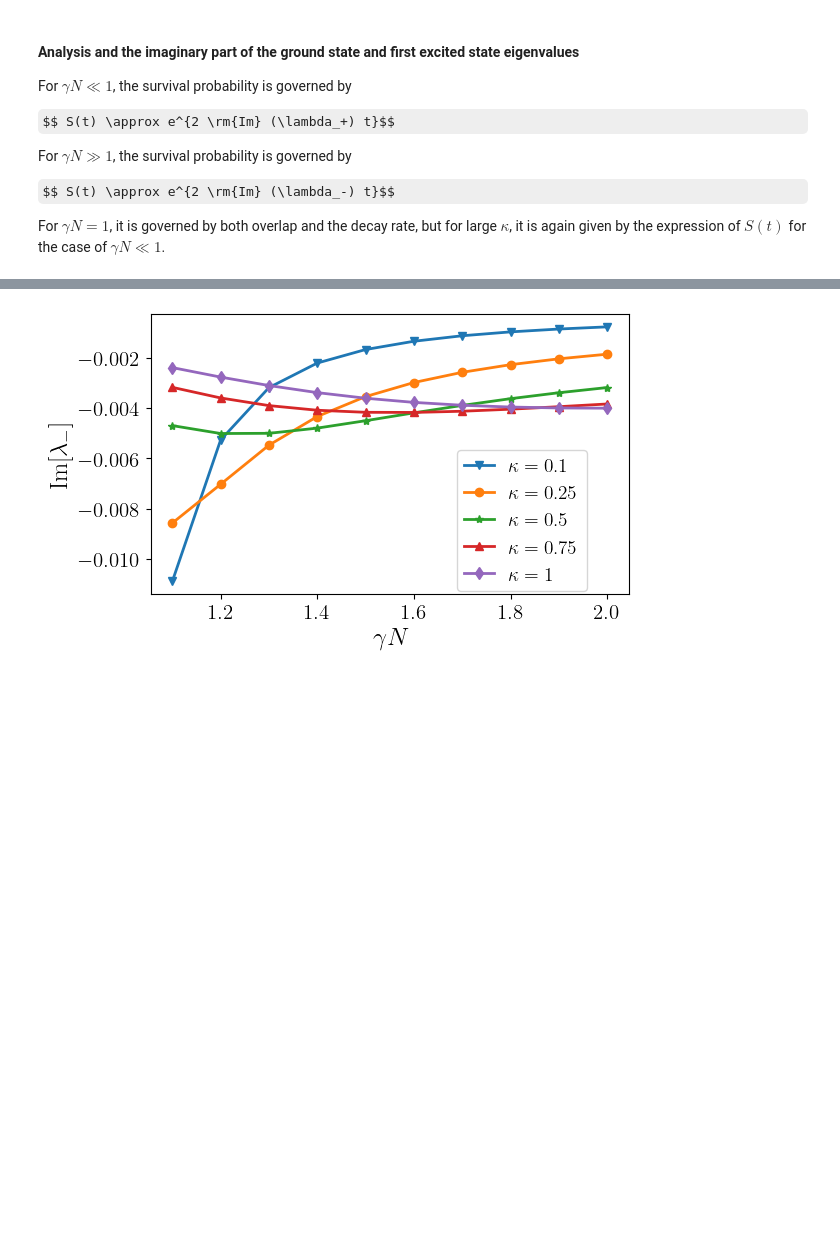
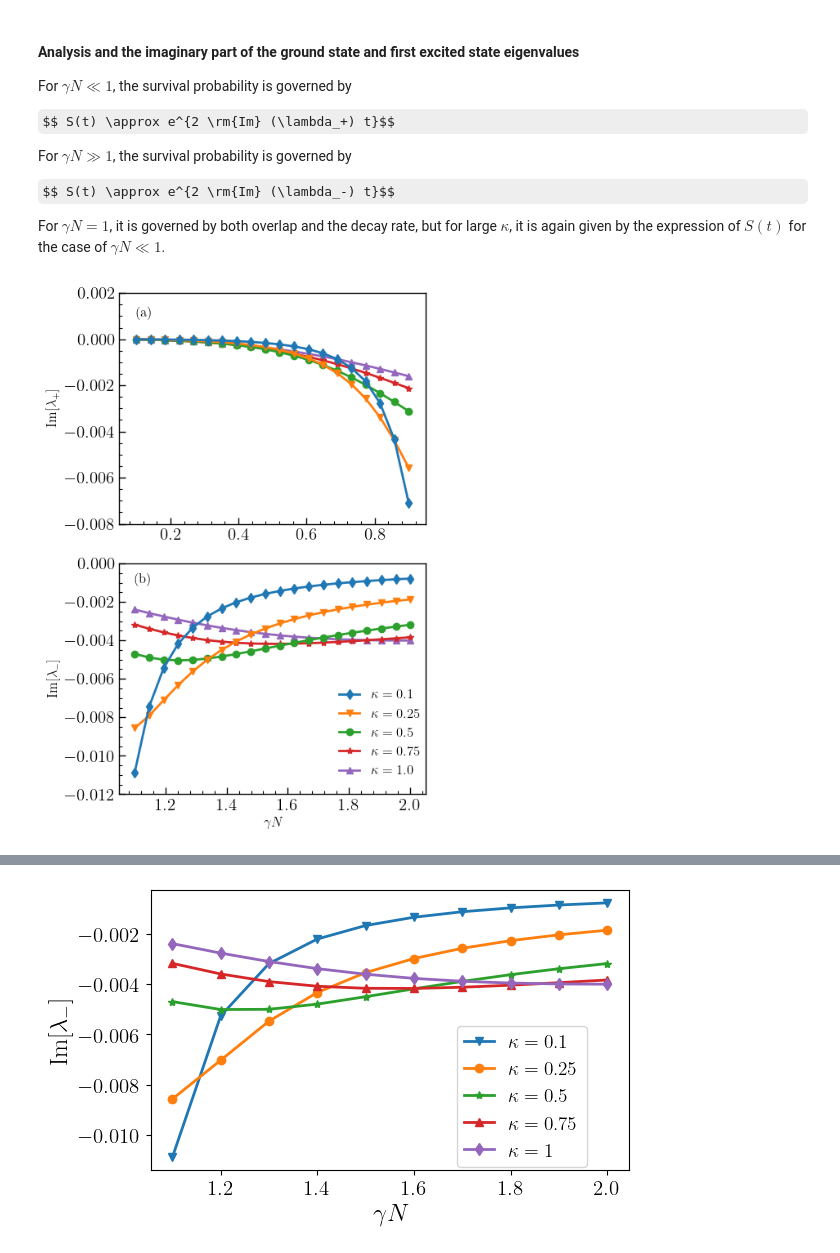
Before and after one commit to sayanr5834/non-Hermitian_QS, a Jupyter notebook: NH_quantum_walker.ipynb, the cells around one changed output, grey strips where cells are left out. Drawn from its saved outputs; the diff is of its cells as text; code cells hidden in the pictures; some formulas as TeX source; blank space fills up the shorter version.

```diff
--- a/NH_quantum_walker.ipynb
+++ b/NH_quantum_walker.ipynb
@@ -185,3 +224,37 @@ for j in range(len(kappa)):
 
         #theoretical computations of the eigenvalues
         #lambda_plus[j,i],_ = sf.lambda_pm(N,gamma[i],kappa[j])
+# %%
+fig, axes = plt.subplots(2, 1, figsize=(5, 7))
+ax1 = axes[0]
+ax1.plot(gamma1*N, np.imag(lambda_plus[0]),'-d', label = f'$\\kappa = {kappa[0]}$',zorder = 10)
+ax1.plot(gamma1*N, np.imag(lambda_plus[1]),'-v', label = f'$\\kappa = {kappa[1]}$',zorder = 8)
+ax1.plot(gamma1*N, np.imag(lambda_plus[2]),'-o', label = f'$\\kappa = {kappa[2]}$',zorder = 7)
+ax1.plot(gamma1*N, np.imag(lambda_plus[3]),'-*', label = f'$\\kappa = {kappa[3]}$',zorder = 3)
+ax1.plot(gamma1*N, np.imag(lambda_plus[4]),'-^', label = f'$\\kappa = {kappa[4]}$',zorder = 1)
+ax1.set_ylabel(r'Im$[\lambda_+]$')
+
+ax1.text(0.1, 0.001, r'(a)', fontsize = 12)
+
+plot_settings(ax1, [[0.05, 0.95], [-0.008, 0.002]], [0.2, 0.04, 0.002, 0.0005], True)
+
+ax2 = axes[1]
+ax2.plot(gamma2*N, np.imag(lambda_minus[0]),'-d', label = f'$\\kappa = {kappa[0]}$',zorder = 10)
+ax2.plot(gamma2*N, np.imag(lambda_minus[1]),'-v', label = f'$\\kappa = {kappa[1]}$',zorder = 8)
+ax2.plot(gamma2*N, np.imag(lambda_minus[2]),'-o', label = f'$\\kappa = {kappa[2]}$',zorder = 7)
+ax2.plot(gamma2*N, np.imag(lambda_minus[3]),'-*', label = f'$\\kappa = {kappa[3]}$',zorder = 3)
+ax2.plot(gamma2*N, np.imag(lambda_minus[4]),'-^', label = f'$\\kappa = {kappa[4]}$',zorder = 1)
+
+ax2.set_ylabel(r'Im$[\lambda_-]$')
+ax2.set_xlabel(r"$\gamma N$")
+ax2.text(1.1, -0.001, r'(b)', fontsize = 12)
+
+plot_settings(ax2,[[1.05,2.05],[-0.012,0]],[0.2,0.04,0.002,0.0005],True)
+
+plt.legend(fontsize = 12, loc = (0.7,0.05))
+plt.tight_layout()
+
+plt.savefig(r'../Figures/Final/imaginary_eigval.pdf',dpi = 800, bbox_inches = 'tight', transparent = True )
+plt.show()
+# %% [output]
+[figure, added]
```
Also changed, not shown: parts of 9 cells of this notebook.
